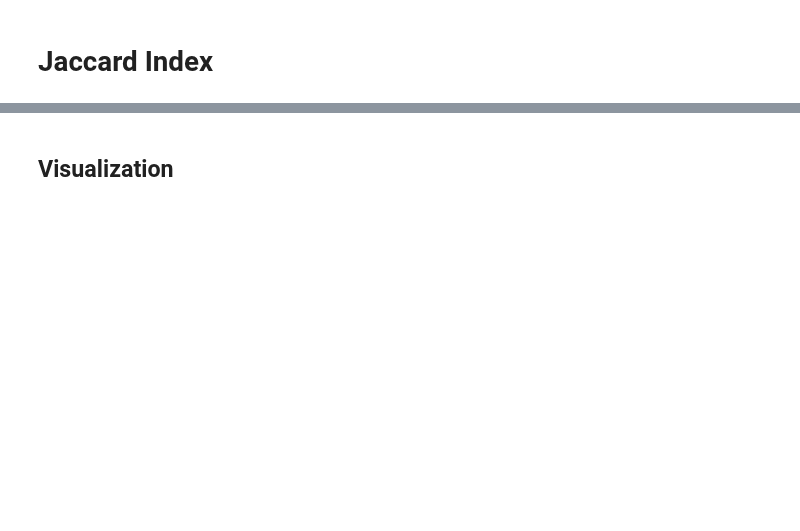
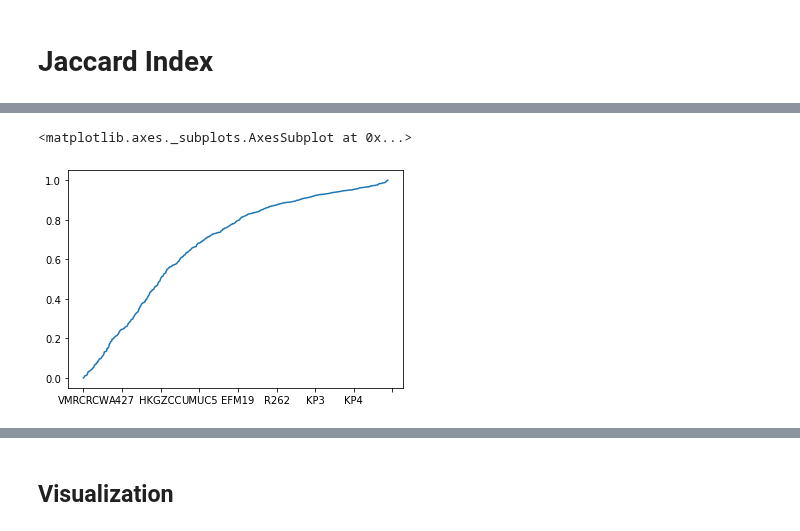
Before and after one commit to lannwal/projectlab, a Jupyter notebook: DataDash.ipynb, the cells around one changed output, grey strips where cells are left out. Drawn from its saved outputs; the diff is of its cells as text; code cells hidden in the pictures; blank space fills up the shorter version.

```diff
--- a/DataDash.ipynb
+++ b/DataDash.ipynb
@@ -2157,0 +1101,6 @@ top_cellines = dict(zip(top_cellines["index"], top_cellines["data"]))
+# %%
+depsorted = dep.RAC1.sort_values()
+depsorted.plot()
+# %% [output]
+<matplotlib.axes._subplots.AxesSubplot at 0x...>
+[figure, added]
```
Also changed, not shown: parts of 367 cells of this notebook.
